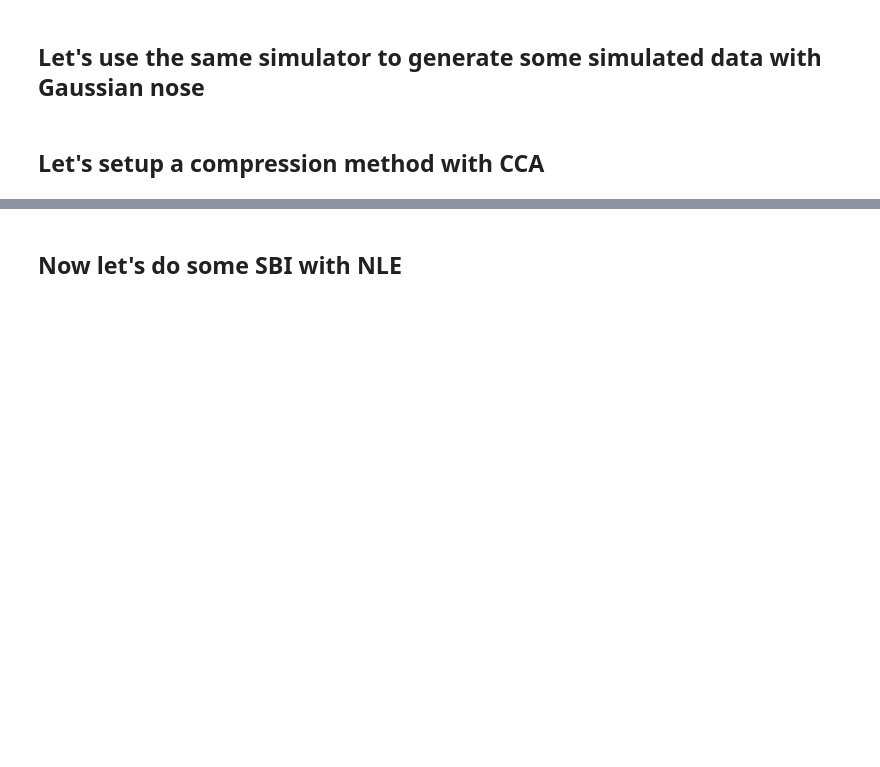
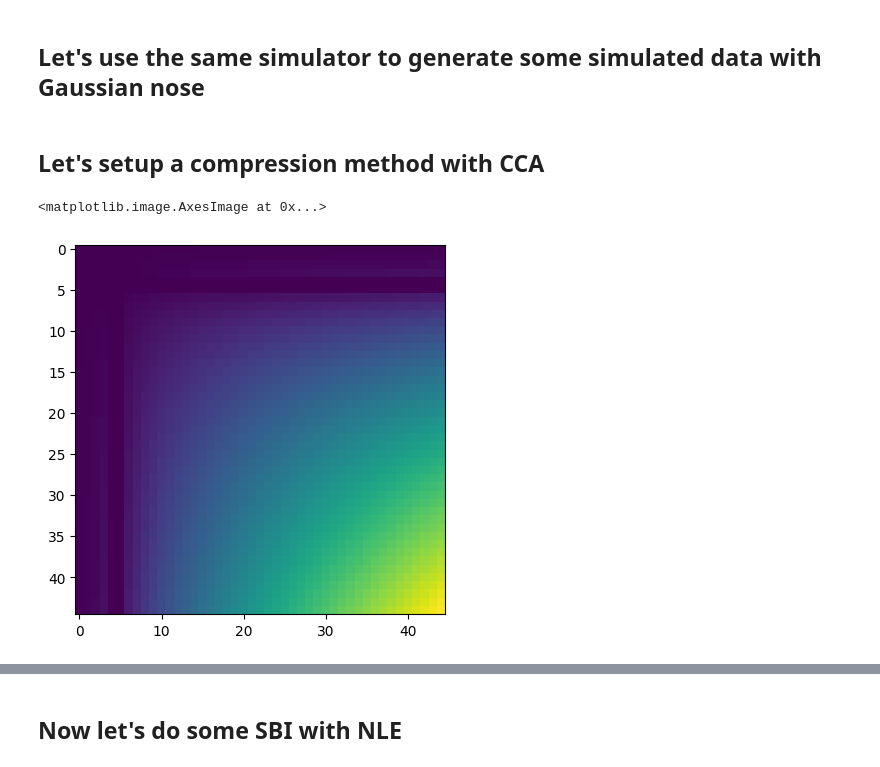
Before and after one commit to astro-informatics/sbi_tutorial, a Jupyter notebook: sbi+harmonic.ipynb, the cells around one changed output, grey strips where cells are left out. Cells and saved outputs as stored; diff of their text form; code cells hidden in the pictures; blank space fills up the shorter version.

```diff
--- a/sbi+harmonic.ipynb
+++ b/sbi+harmonic.ipynb
@@ -266,3 +266,8 @@ evals, evecs = eigh(cd, cd - cl)
 # In the context of the CCA, only min( dim(param), dim(data vector) ) components are real and the rest are noise.
 evals = evals[::-1][:n_params]
 evecs = evecs[:,::-1][:,:n_params]
+# %%
+plt.imshow(cca_cov)
+# %% [output]
+<matplotlib.image.AxesImage at 0x...>
+[figure, added]
```
Also changed, not shown: parts of 2 cells of this notebook, 1 other file.
